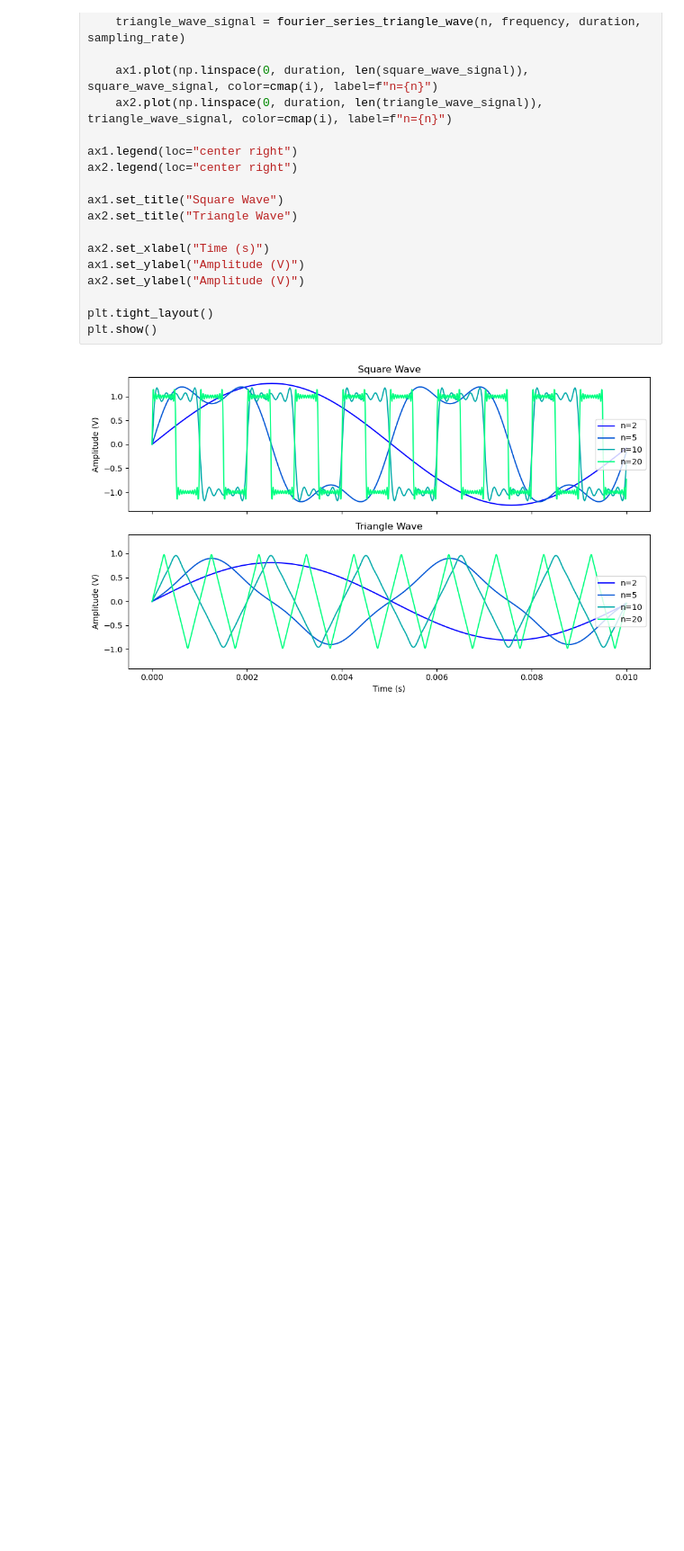
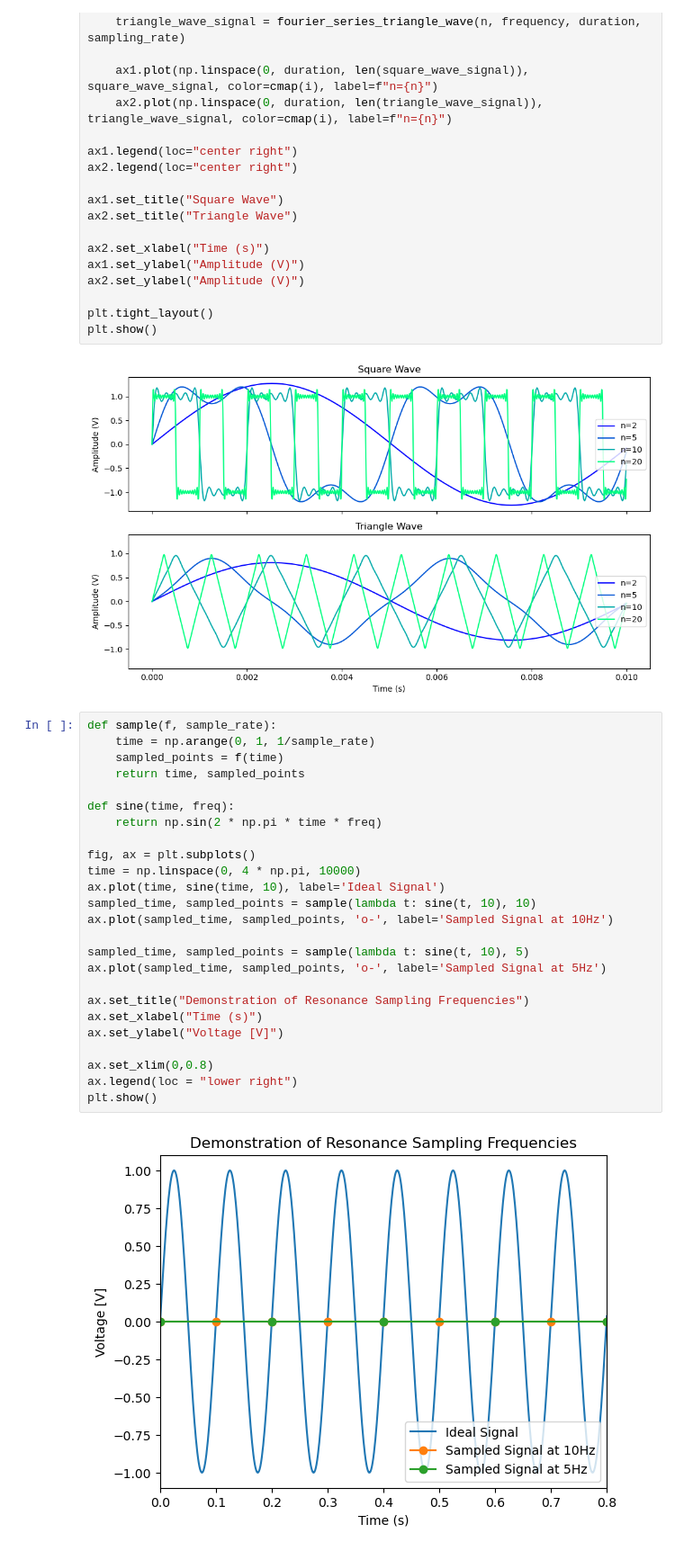
Before and after one commit to jwdesroches/phys_5318, a Jupyter notebook: experiment_1/figures.ipynb, the cells around one changed output. Shown at 90% size. Drawn from its saved outputs; the diff is of its cells as text; blank space fills up the shorter version.

```diff
--- a/experiment_1/figures.ipynb
+++ b/experiment_1/figures.ipynb
@@ -155,3 +317,30 @@ plt.tight_layout()
 plt.show()
 # %% [output]
 [figure]
+# %%
+def sample(f, sample_rate):
+    time = np.arange(0, 1, 1/sample_rate)
+    sampled_points = f(time)
+    return time, sampled_points
+
+def sine(time, freq):
+    return np.sin(2 * np.pi * time * freq)
+
+fig, ax = plt.subplots()
+time = np.linspace(0, 4 * np.pi, 10000)
+ax.plot(time, sine(time, 10), label='Ideal Signal')
+sampled_time, sampled_points = sample(lambda t: sine(t, 10), 10)
+ax.plot(sampled_time, sampled_points, 'o-', label='Sampled Signal at 10Hz')
+
+sampled_time, sampled_points = sample(lambda t: sine(t, 10), 5)
+ax.plot(sampled_time, sampled_points, 'o-', label='Sampled Signal at 5Hz')
+
+ax.set_title("Demonstration of Resonance Sampling Frequencies")
+ax.set_xlabel("Time (s)")
+ax.set_ylabel("Voltage [V]")
+
+ax.set_xlim(0,0.8)
+ax.legend(loc = "lower right")
+plt.show()
+# %% [output]
+[figure, added]
```
Also changed, not shown: parts of 4 cells of this notebook.
